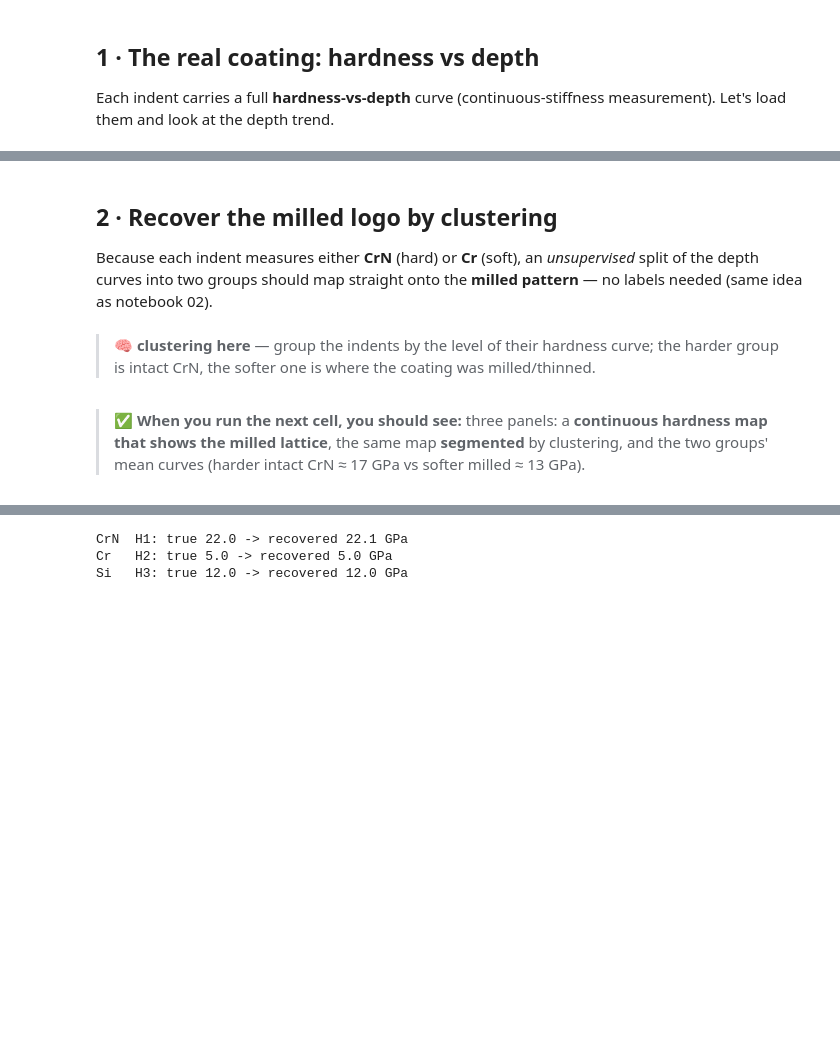
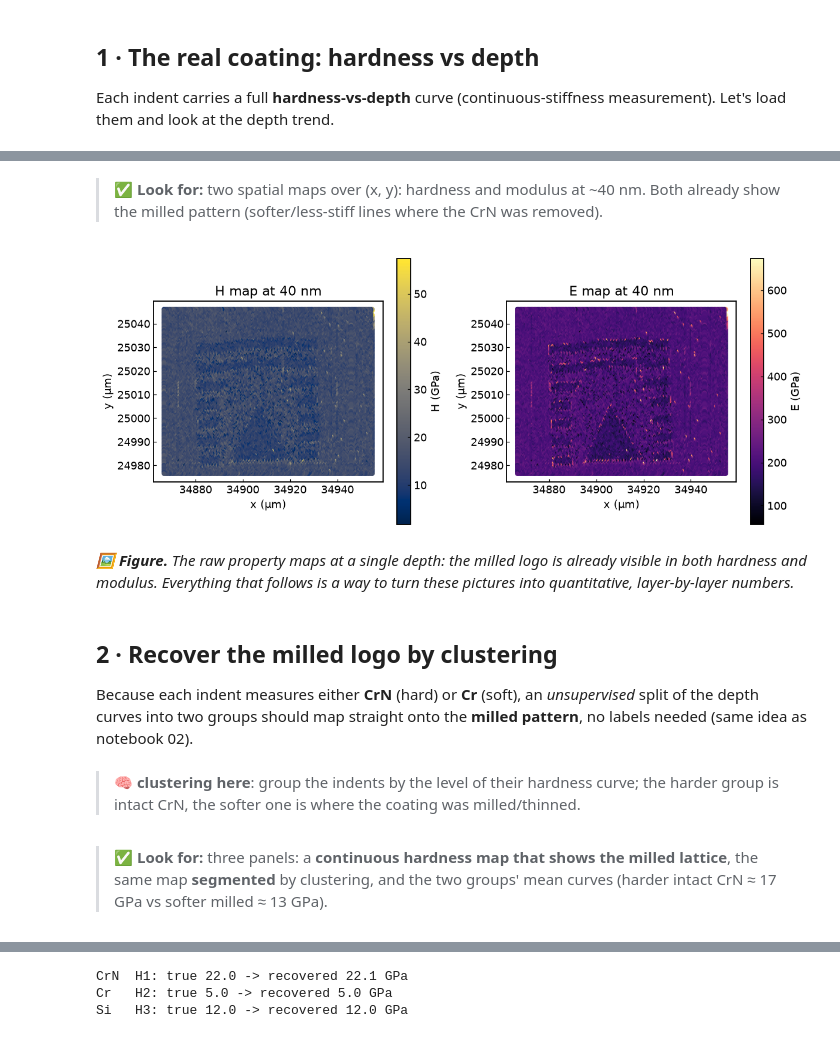
Before and after one commit to edrossi93/mecanano-ml-nanomechanics, a Jupyter notebook: notebooks/07_substrate_layer_deconvolution.ipynb, the cells around one changed output, grey strips where cells are left out. Drawn from its saved outputs; the diff is of its cells as text; code cells hidden in the pictures; blank space fills up the shorter version.

```diff
--- a/notebooks/07_substrate_layer_deconvolution.ipynb
+++ b/notebooks/07_substrate_layer_deconvolution.ipynb
@@ -107,11 +113,25 @@ indents: 1160  depth points: 44  (max depth 64 nm  «  200 nm CrN layer)
+# %% [markdown]
+> ✅ **Look for:** two spatial maps over (x, y): hardness and modulus at ~40 nm. Both already show the milled pattern (softer/less-stiff lines where the CrN was removed).
+# %%
+j = int(np.argmin(np.abs(depth - 40)))          # pick the depth slice nearest 40 nm
+fig, ax = plt.subplots(1, 2, figsize=(11, 4.4))
+for a, P, lab, cm in [(ax[0], H[:, j], "H (GPa)", "cividis"), (ax[1], E[:, j], "E (GPa)", "magma")]:
+    s = a.scatter(hmap["X"], hmap["Y"], c=P, s=16, cmap=cm)
+    plt.colorbar(s, ax=a, label=lab); a.set_aspect("equal")
+    a.set_xlabel("x (µm)"); a.set_ylabel("y (µm)"); a.set_title(f"{lab.split()[0]} map at {depth[j]:.0f} nm")
+fig.tight_layout()
+# %% [output]
+[figure, added]
+# %% [markdown]
+*🖼 **Figure.** The raw property maps at a single depth: the milled logo is already visible in both hardness and modulus. Everything that follows is a way to turn these pictures into quantitative, layer-by-layer numbers.*
 # %% [markdown]
 ## 2 · Recover the milled logo by clustering
 
 Because each indent measures either **CrN** (hard) or **Cr** (soft), an *unsupervised* split of the
-depth curves into two groups should map straight onto the **milled pattern** — no labels needed
+depth curves into two groups should map straight onto the **milled pattern**, no labels needed
 (same idea as notebook 02).
 # %% [markdown]
-> 🧠 **clustering here** — group the indents by the level of their hardness curve; the harder group is intact CrN, the softer one is where the coating was milled/thinned.
+> 🧠 **clustering here**: group the indents by the level of their hardness curve; the harder group is intact CrN, the softer one is where the coating was milled/thinned.
 # %% [markdown]
-> ✅ **When you run the next cell, you should see:** three panels: a **continuous hardness map that shows the milled lattice**, the same map **segmented** by clustering, and the two groups' mean curves (harder intact CrN ≈ 17 GPa vs softer milled ≈ 13 GPa).
+> ✅ **Look for:** three panels: a **continuous hardness map that shows the milled lattice**, the same map **segmented** by clustering, and the two groups' mean curves (harder intact CrN ≈ 17 GPa vs softer milled ≈ 13 GPa).
 # %%
```
Also changed, not shown: parts of 22 cells of this notebook, 42 other files.
